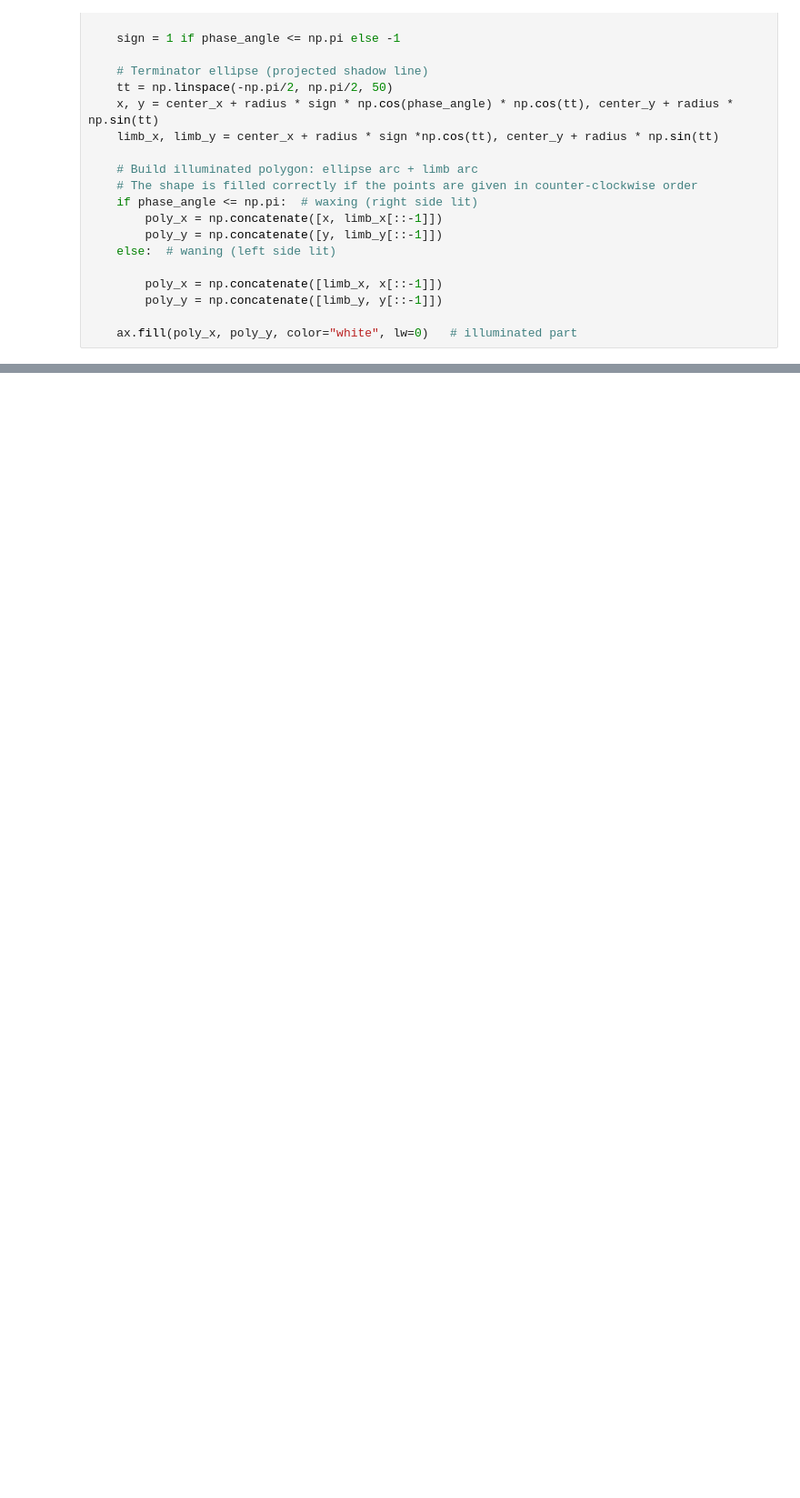
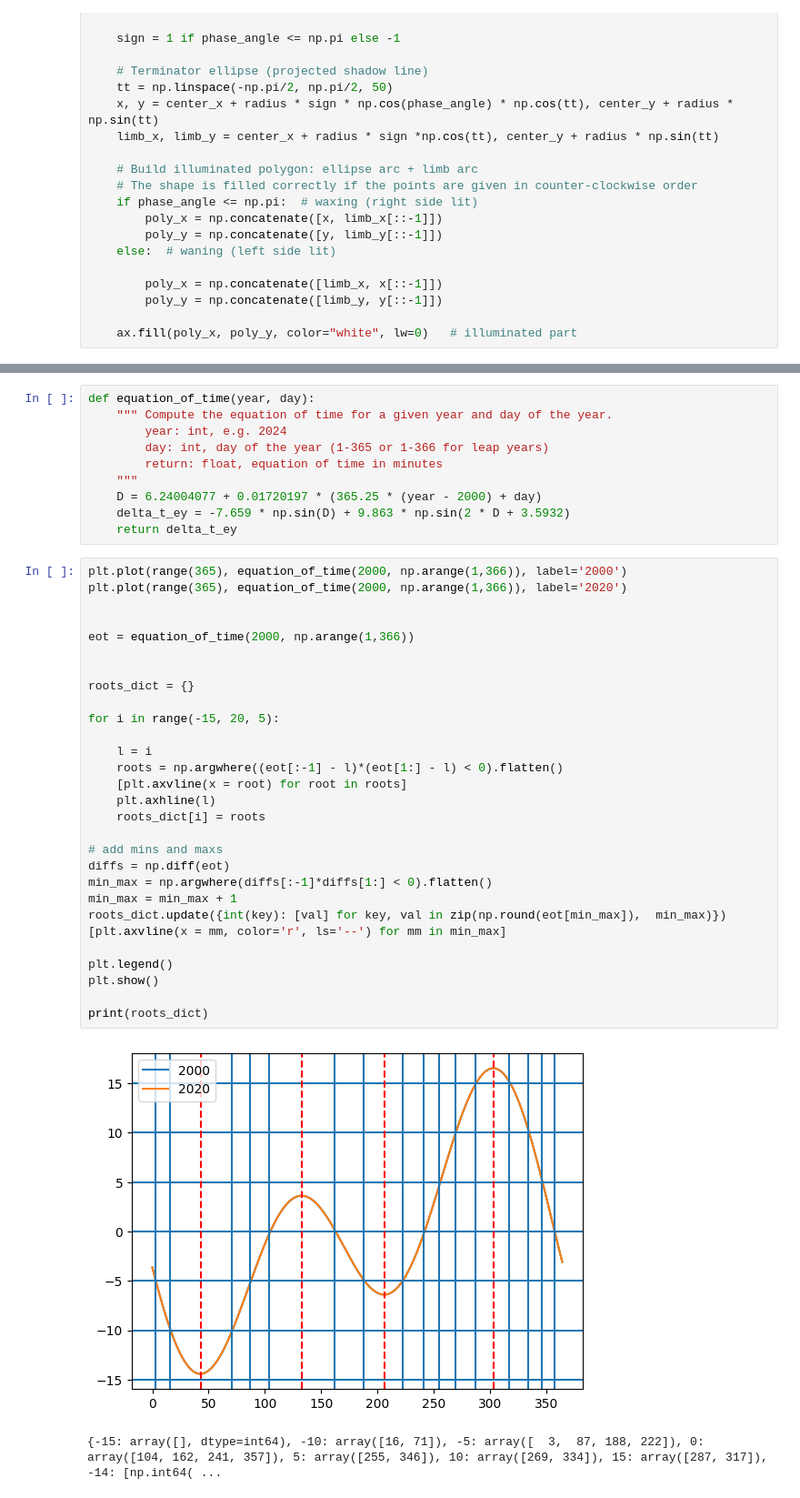
Before and after one commit to Giacomo-Menegatti/HARey_constellations_cards, a Jupyter notebook: curved.ipynb, the cells around one changed output, grey strips where cells are left out. Shown at 91% size. Saved outputs shown, nothing was run; the diff lists cells and outputs as text; blank space fills up the shorter version.

```diff
--- a/curved.ipynb
+++ b/curved.ipynb
@@ -235,0 +257,42 @@ TypeError: concatenate() got an unexpected keyword argument 'arrays'
+# %%
+def equation_of_time(year, day):
+    """ Compute the equation of time for a given year and day of the year.
+        year: int, e.g. 2024
+        day: int, day of the year (1-365 or 1-366 for leap years)
+        return: float, equation of time in minutes
+    """
+    D = 6.24004077 + 0.01720197 * (365.25 * (year - 2000) + day)
+    delta_t_ey = -7.659 * np.sin(D) + 9.863 * np.sin(2 * D + 3.5932)
+    return delta_t_ey
+# %%
+plt.plot(range(365), equation_of_time(2000, np.arange(1,366)), label='2000')
+plt.plot(range(365), equation_of_time(2000, np.arange(1,366)), label='2020')
+
+
+eot = equation_of_time(2000, np.arange(1,366))
+
+
+roots_dict = {}
+
+for i in range(-15, 20, 5):
+
+    l = i
+    roots = np.argwhere((eot[:-1] - l)*(eot[1:] - l) < 0).flatten()
+    [plt.axvline(x = root) for root in roots]
+    plt.axhline(l)
+    roots_dict[i] = roots
+
+# add mins and maxs
+diffs = np.diff(eot)
+min_max = np.argwhere(diffs[:-1]*diffs[1:] < 0).flatten()
+min_max = min_max + 1
+roots_dict.update({int(key): [val] for key, val in zip(np.round(eot[min_max]),  min_max)})
+[plt.axvline(x = mm, color='r', ls='--') for mm in min_max]
+
+plt.legend()
+plt.show()
+
+print(roots_dict)
+# %% [output]
+[figure, added]
+{-15: array([], dtype=int64), -10: array([16, 71]), -5: array([  3,  87, 188, 222]), 0: array([104, 162, 241, 357]), 5: array([255, 346]), 10: array([269, 334]), 15: array([287, 317]), -14: [np.int64( ...
```
Also changed, not shown: parts of 5 cells of this notebook, 5 other files.
